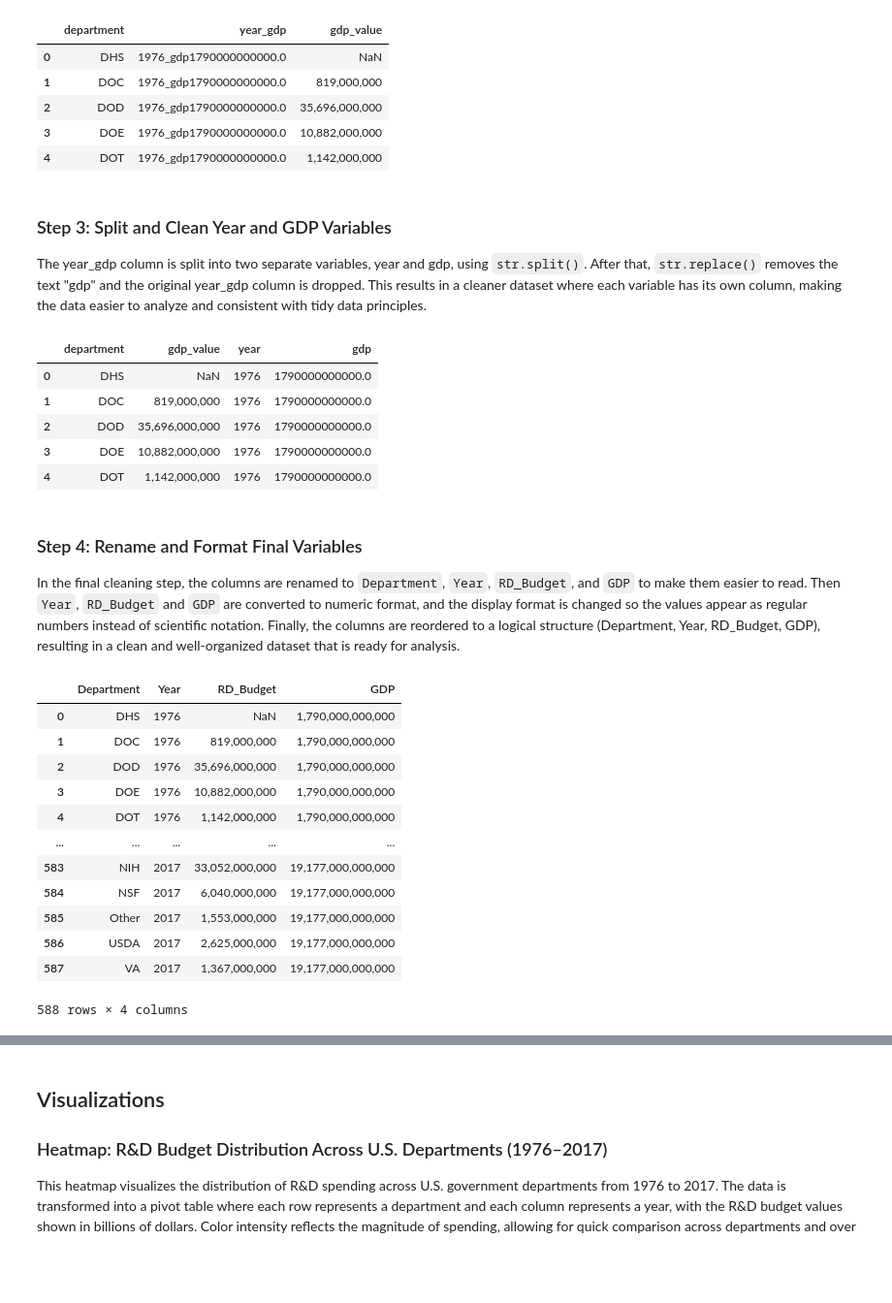
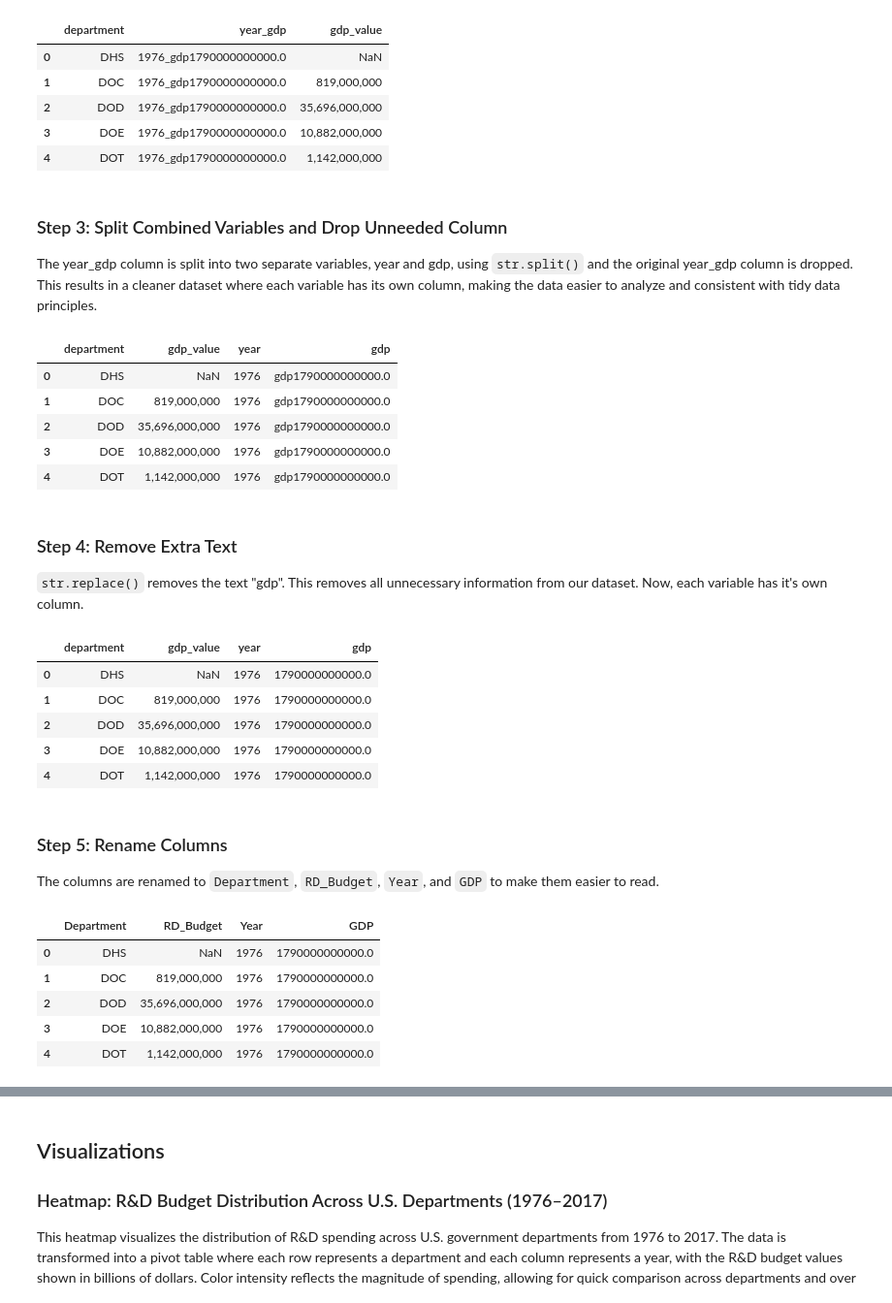
Before and after one commit to tmsantar/Santarelli-Data-Science-Portfolio, a Jupyter notebook: TidyData-Project/main.ipynb, the cells around one changed output, grey strips where cells are left out. Shown at 97% size. Saved outputs shown, nothing was run; the diff lists cells and outputs as text; code cells hidden in the pictures; blank space fills up the shorter version.

Commit message:
Update main.ipynb
Broke up all the steps to individual markdown and code cells. The code is now more readable and the change of each step is shown more clearly.

```diff
--- a/TidyData-Project/main.ipynb
+++ b/TidyData-Project/main.ipynb
@@ -30,52 +30,45 @@ Fed_RD.head()
 | 3 | DOE | 1976_gdp1790000000000.0 | 10,882,000,000 |
 | 4 | DOT | 1976_gdp1790000000000.0 | 1,142,000,000 |
 # %% [markdown]
-### Step 3: Split and Clean Year and GDP Variables
+### Step 3: Split Combined Variables and Drop Unneeded Column
 
-The year_gdp column is split into two separate variables, year and gdp, using `str.split()`. After that, `str.replace()` removes the text "gdp" and the original year_gdp column is dropped. This results in a cleaner dataset where each variable has its own column, making the data easier to analyze and consistent with tidy data principles.
+The year_gdp column is split into two separate variables, year and gdp, using `str.split()` and the original year_gdp column is dropped. This results in a cleaner dataset where each variable has its own column, making the data easier to analyze and consistent with tidy data principles.
 # %%
 Fed_RD[['year', 'gdp']] = Fed_RD['year_gdp'].str.split('_', expand=True)
-Fed_RD['gdp'] = Fed_RD['gdp'].str.replace('gdp', '')
 Fed_RD = Fed_RD.drop(columns=['year_gdp'])
 Fed_RD.head()
 # %% [output]
 |  | department | gdp_value | year | gdp |
-| 0 | DHS | NaN | 1976 | 1790000000000.0 |
-| 1 | DOC | 819,000,000 | 1976 | 1790000000000.0 |
-| 2 | DOD | 35,696,000,000 | 1976 | 1790000000000.0 |
-| 3 | DOE | 10,882,000,000 | 1976 | 1790000000000.0 |
-| 4 | DOT | 1,142,000,000 | 1976 | 1790000000000.0 |
+| 0 | DHS | NaN | 1976 | gdp1790000000000.0 |
+| 1 | DOC | 819,000,000 | 1976 | gdp1790000000000.0 |
+| 2 | DOD | 35,696,000,000 | 1976 | gdp1790000000000.0 |
+| 3 | DOE | 10,882,000,000 | 1976 | gdp1790000000000.0 |
+| 4 | DOT | 1,142,000,000 | 1976 | gdp1790000000000.0 |
+# %% [markdown]
+### Step 4: Remove Extra Text
+
+`str.replace()` removes the text "gdp". This removes all unnecessary information from our dataset. Now, each variable has it's own column.
+# %%
+Fed_RD['gdp'] = Fed_RD['gdp'].str.replace('gdp', '')
+Fed_RD.head()
+# %% [output]
+|  | department | gdp_value | year | gdp |
+| 0 | DHS | NaN | 1976 | 1790000000000.0 |
+| 1 | DOC | 819,000,000 | 1976 | 1790000000000.0 |
+| 2 | DOD | 35,696,000,000 | 1976 | 1790000000000.0 |
+| 3 | DOE | 10,882,000,000 | 1976 | 1790000000000.0 |
+| 4 | DOT | 1,142,000,000 | 1976 | 1790000000000.0 |
 # %% [markdown]
-### Step 4: Rename and Format Final Variables
+### Step 5: Rename Columns
 
-In the final cleaning step, the columns are renamed to `Department`, `Year`, `RD_Budget`, and `GDP` to make them easier to read. Then `Year`, `RD_Budget` and `GDP` are converted to numeric format, and the display format is changed so the values appear as regular numbers instead of scientific notation. Finally, the columns are reordered to a logical structure (Department, Year, RD_Budget, GDP), resulting in a clean and well-organized dataset that is ready for analysis.
+The columns are renamed to `Department`, `RD_Budget`, `Year`, and `GDP` to make them easier to read.
 # %%
-# Rename columns for clarity
 Fed_RD = Fed_RD.rename(columns={'department': 'Department', 'year': 'Year', 'gdp_value': 'RD_Budget', 'gdp': 'GDP'})
-
-# Convert data types to numerical form for analysis
-Fed_RD['Year'] = pd.to_numeric(Fed_RD['Year'])
-Fed_RD['RD_Budget'] = pd.to_numeric(Fed_RD['RD_Budget'])
-Fed_RD['GDP'] = pd.to_numeric(Fed_RD['GDP'])
-
-# Set display format for better readability
-pd.options.display.float_format = '{:,.0f}'.format
-
-# Reorder columns for better readability
-Fed_RD = Fed_RD[['Department', 'Year', 'RD_Budget', 'GDP']]
-
-Fed_RD
+Fed_RD.head()
 # %% [output]
-|  | Department | Year | RD_Budget | GDP |
-| 0 | DHS | 1976 | NaN | 1,790,000,000,000 |
-| 1 | DOC | 1976 | 819,000,000 | 1,790,000,000,000 |
-| 2 | DOD | 1976 | 35,696,000,000 | 1,790,000,000,000 |
-| 3 | DOE | 1976 | 10,882,000,000 | 1,790,000,000,000 |
-| 4 | DOT | 1976 | 1,142,000,000 | 1,790,000,000,000 |
-| ... | ... | ... | ... | ... |
-| 583 | NIH | 2017 | 33,052,000,000 | 19,177,000,000,000 |
-| 584 | NSF | 2017 | 6,040,000,000 | 19,177,000,000,000 |
-| 585 | Other | 2017 | 1,553,000,000 | 19,177,000,000,000 |
-| 586 | USDA | 2017 | 2,625,000,000 | 19,177,000,000,000 |
-| 587 | VA | 2017 | 1,367,000,000 | 19,177,000,000,000 |
+|  | Department | RD_Budget | Year | GDP |
+| 0 | DHS | NaN | 1976 | 1790000000000.0 |
+| 1 | DOC | 819,000,000 | 1976 | 1790000000000.0 |
+| 2 | DOD | 35,696,000,000 | 1976 | 1790000000000.0 |
+| 3 | DOE | 10,882,000,000 | 1976 | 1790000000000.0 |
+| 4 | DOT | 1,142,000,000 | 1976 | 1790000000000.0 |
-588 rows × 4 columns
```
Also changed, not shown: parts of 4 cells of this notebook.
